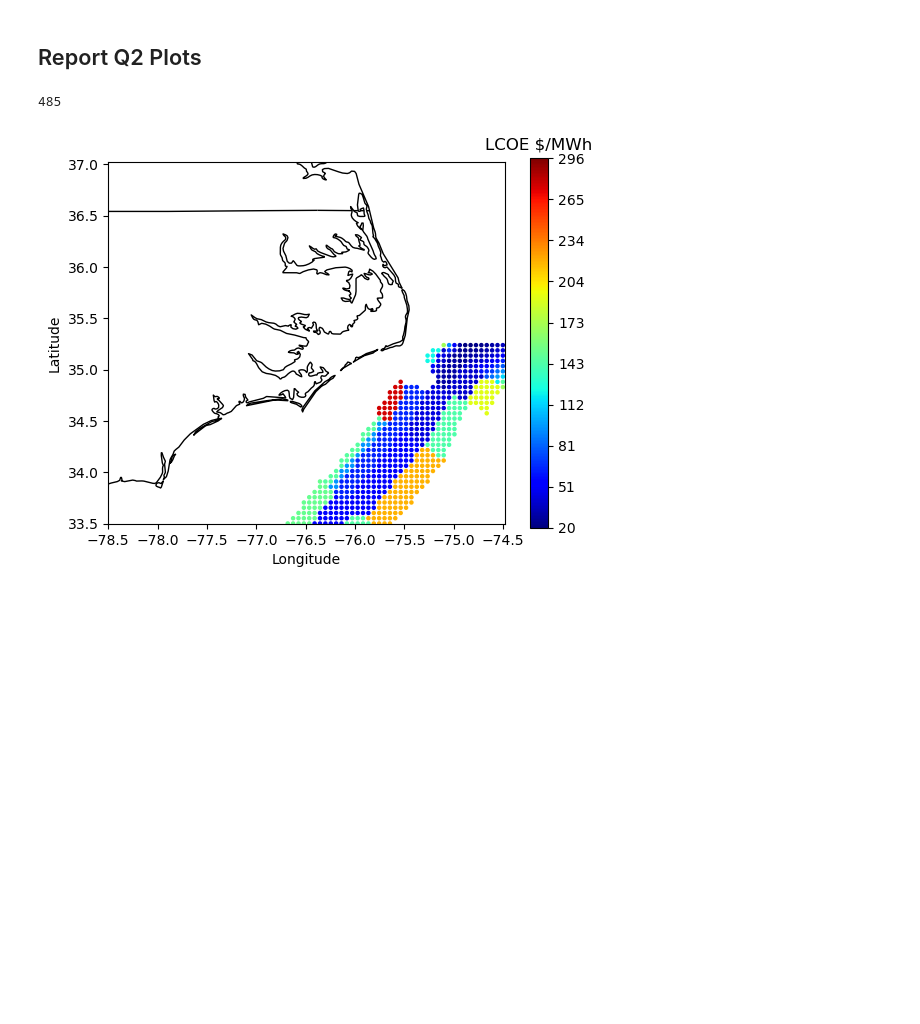
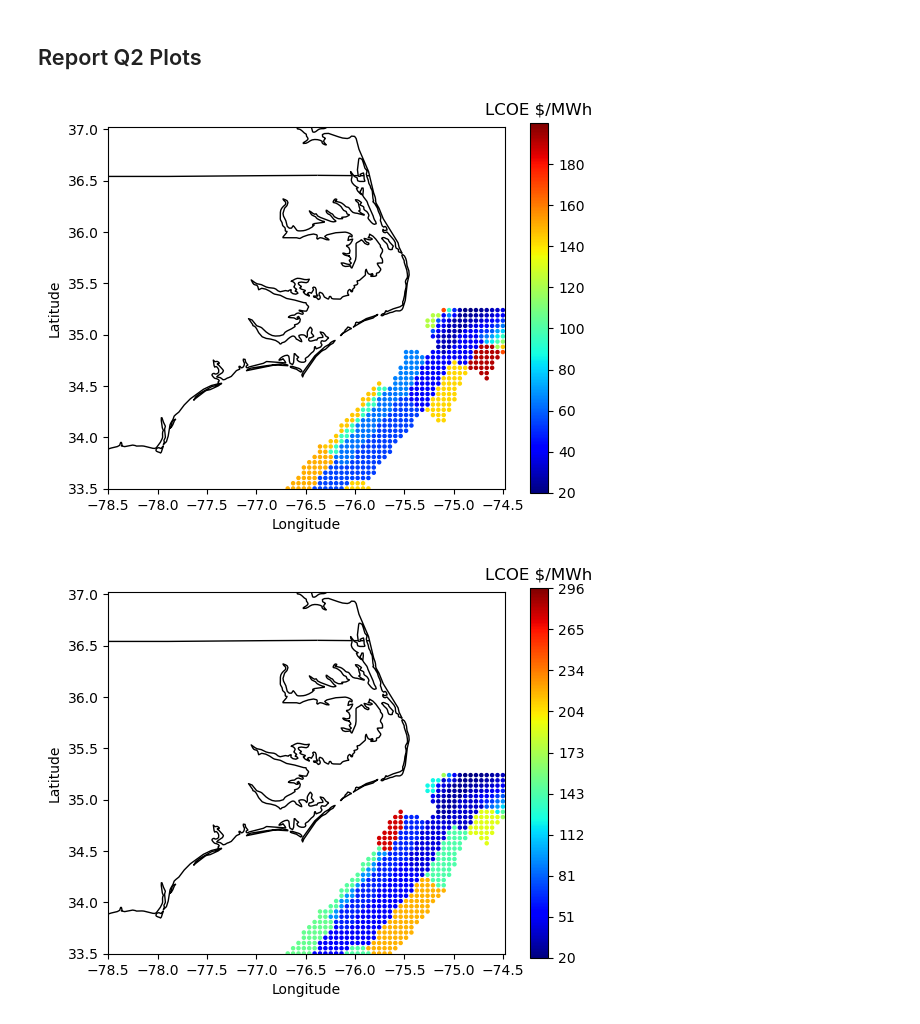
Before and after one commit to vaduraes/OceanPortfolioOptimization, a Jupyter notebook: KiteLF_Optimization/PortfolioOptimization_FY22-23.ipynb, the cells around one changed output. Cells and saved outputs as stored; diff of their text form; code cells hidden in the pictures; blank space fills up the shorter version.

```diff
--- a/KiteLF_Optimization/PortfolioOptimization_FY22-23.ipynb
+++ b/KiteLF_Optimization/PortfolioOptimization_FY22-23.ipynb
@@ -204,7 +179,7 @@ UpdateGenerationTS()
 # %% [markdown]
 # Plots
 # %%
-Data=np.load("Save_Platform.npz",allow_pickle=True)
+Data=np.load("LF_KiteTimeSeriesGeneration.npz",allow_pickle=True)
 Results=Data["Results"]
 lat=Data["lat"]
 long=Data["long"]
@@ -282,5 +259,64 @@ PlotData(Variable, Lat=lat[0], Long=long[0])
 # %% [markdown]
 ## Report Q2 Plots
+# %%
+###
+#Data=np.load("SaveSeabed.npz",allow_pickle=True)
+Data=np.load("LF_KiteTimeSeriesGeneration.npz",allow_pickle=True)
+Results=Data["Results"]
+lat=Data["lat"]
+long=Data["long"]
+
+Data=np.load("LF_KiteDesigns.npz",allow_pickle=True)
+Results=Data["Results"]
+X=np.array([int(Results[i]["X"]-1) for i in range(len(Results))])
+Y=np.array([int(Results[i]["Y"]-1) for i in range(len(Results))])
+LCOEBest=[Results[i]["LCOEBest"] for i in range(len(Results))]
+
+
+
+ShapeFileCoast="./GEO_data/ne_10m_coastline.shp"
+ShapeFileStates="./GEO_data/ne_10m_admin_1_states_provinces_lines.shp"
+
+min_longitude=-78.5
+max_longitude=-74.5+1/50
+
+min_latitude=33.5
+max_latitude=37+1/50
+
+xlim =[min_longitude,max_longitude]
+ylim=[min_latitude, max_latitude]
+
+
+df = gpd.read_file(ShapeFileCoast)
+df1 = gpd.read_file(ShapeFileStates)
+
+fig, ax = plt.subplots(figsize  = None)
+df.plot(color='black',linewidth=1,ax=ax)
+df1.plot(color='black',linewidth=1,ax=ax)
+X_LAT=lat[0,X]
+Y_LONG=long[0,Y]
+Variable=np.array(LCOEBest)*1000
+
+IdxIn=Variable<200
+plt.scatter(Y_LONG[IdxIn],X_LAT[IdxIn],c=Variable[IdxIn], s=5, cmap='jet')
+
+ticks = np.linspace(Variable.min(), Variable.max(), 10, endpoint=True)
+ticks = np.linspace(Variable.min(), 200, 10, endpoint=True)
+clb=plt.colorbar(format='%.f', ticks=ticks)
+
+
+plt.xlabel("Longitude")
+plt.ylabel("Latitude")
+
+clb.ax.set_title('LCOE $/MWh')
+
+
+ax.set_xlim(xlim)
+ax.set_ylim(ylim)
+
+plt.savefig("mWing_KiteSeabed.png",bbox_inches='tight',dpi=700)
+# %% [output]
+[figure, added]
 # %%
 #Data=np.load("SaveSeabed.npz",allow_pickle=True)
 Data=np.load("./SaveSolutions/Save_Platform.npz",allow_pickle=True)
@@ -364,10 +400,6 @@ def PlotData(Variable,Lat=lat,Long=long,Variable2=Variable2):
 
     plt.savefig("mWing_KiteSeabed.png",bbox_inches='tight',dpi=700)
     return plt.show()
-# %%
-np.sum(Variable<100)
-# %% [output]
-485
 # %%
 PlotData(Variable, Lat=lat[0], Long=long[0])
 # %% [output]
```
Also changed, not shown: parts of 3 cells of this notebook, 22 other files.
